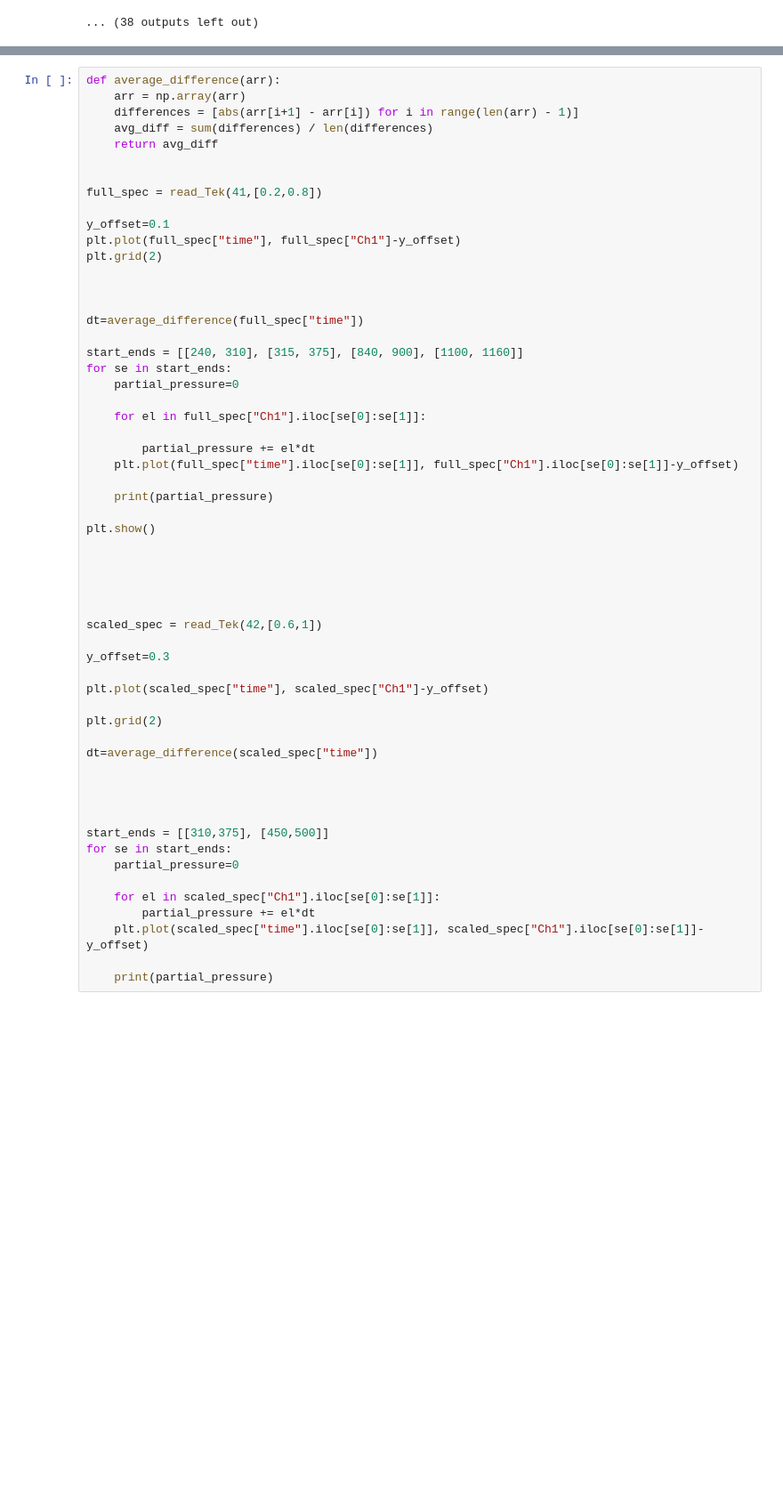
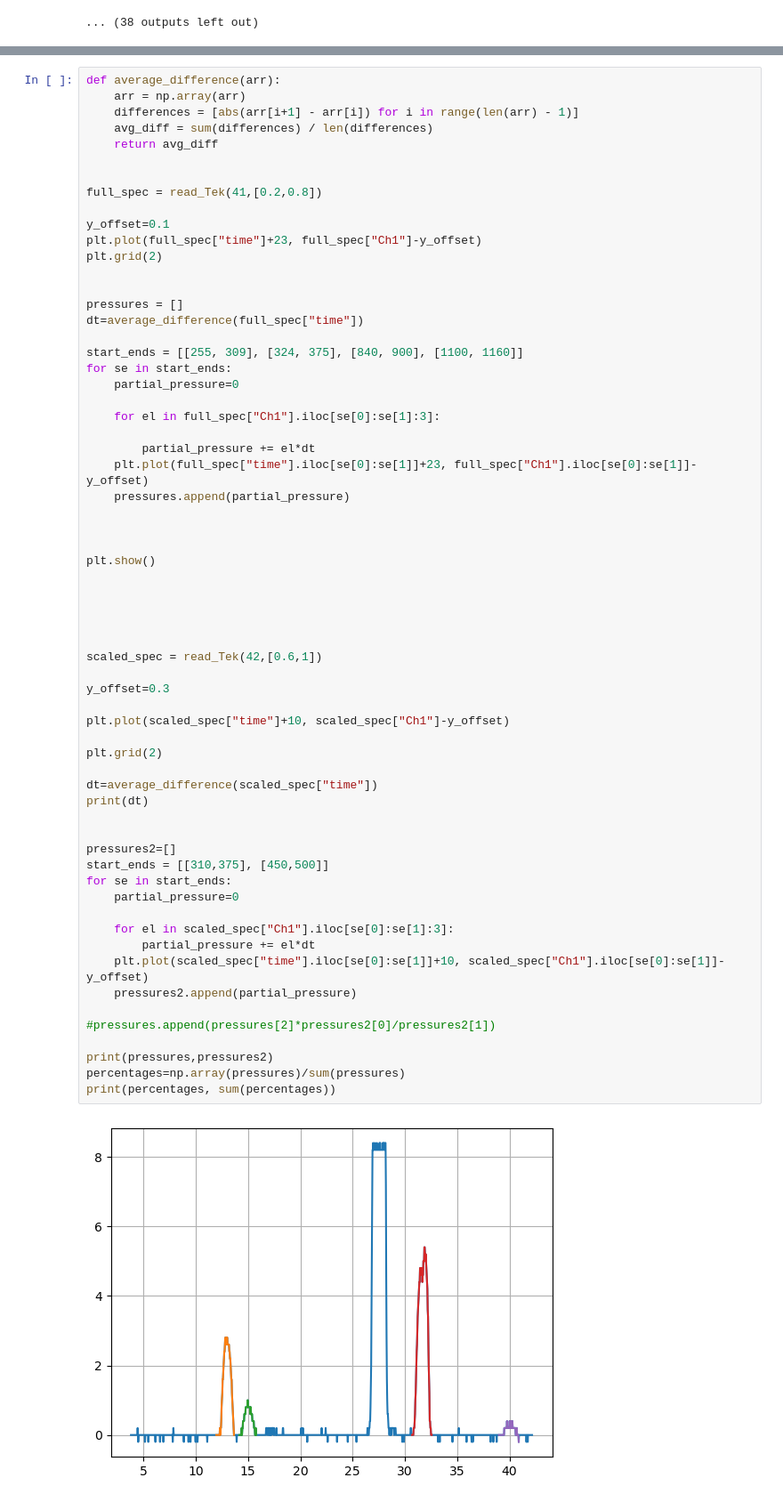
Before and after one commit to HerbertderGrosse/P3, a Jupyter notebook: Massenspektrometer/Mass_spectroskopy.ipynb, the cells around one changed output, grey strips where cells are left out. Shown at 89% size. Saved outputs shown, nothing was run; the diff lists cells and outputs as text; blank space fills up the shorter version.

```diff
--- a/Massenspektrometer/Mass_spectroskopy.ipynb
+++ b/Massenspektrometer/Mass_spectroskopy.ipynb
@@ -250,50 +255,57 @@ def average_difference(arr):
 full_spec = read_Tek(41,[0.2,0.8])
 
 y_offset=0.1
-plt.plot(full_spec["time"], full_spec["Ch1"]-y_offset)
+plt.plot(full_spec["time"]+23, full_spec["Ch1"]-y_offset)
 plt.grid(2)
 
 
-
+pressures = []
 dt=average_difference(full_spec["time"])
 
-start_ends = [[240, 310], [315, 375], [840, 900], [1100, 1160]]
+start_ends = [[255, 309], [324, 375], [840, 900], [1100, 1160]]
 for se in start_ends:
     partial_pressure=0
 
-    for el in full_spec["Ch1"].iloc[se[0]:se[1]]:
+    for el in full_spec["Ch1"].iloc[se[0]:se[1]:3]:
 
         partial_pressure += el*dt
-    plt.plot(full_spec["time"].iloc[se[0]:se[1]], full_spec["Ch1"].iloc[se[0]:se[1]]-y_offset)
+    plt.plot(full_spec["time"].iloc[se[0]:se[1]]+23, full_spec["Ch1"].iloc[se[0]:se[1]]-y_offset)
+    pressures.append(partial_pressure)
 
-    print(partial_pressure)
+
 
 plt.show()
 
 
 
 
 
 scaled_spec = read_Tek(42,[0.6,1])
 
 y_offset=0.3
 
-plt.plot(scaled_spec["time"], scaled_spec["Ch1"]-y_offset)
+plt.plot(scaled_spec["time"]+10, scaled_spec["Ch1"]-y_offset)
 
 plt.grid(2)
 
 dt=average_difference(scaled_spec["time"])
+print(dt)
 
 
-
-
+pressures2=[]
 start_ends = [[310,375], [450,500]]
 for se in start_ends:
     partial_pressure=0
 
-    for el in scaled_spec["Ch1"].iloc[se[0]:se[1]]:
+    for el in scaled_spec["Ch1"].iloc[se[0]:se[1]:3]:
         partial_pressure += el*dt
-    plt.plot(scaled_spec["time"].iloc[se[0]:se[1]], scaled_spec["Ch1"].iloc[se[0]:se[1]]-y_offset)
+    plt.plot(scaled_spec["time"].iloc[se[0]:se[1]]+10, scaled_spec["Ch1"].iloc[se[0]:se[1]]-y_offset)
+    pressures2.append(partial_pressure)
 
-    print(partial_pressure)
+#pressures.append(pressures[2]*pressures2[0]/pressures2[1])
+
+print(pressures,pressures2)
+percentages=np.array(pressures)/sum(pressures)
+print(percentages, sum(percentages))
 # %% [output]
+[figure, new version]
```
Also changed, not shown: parts of 6 cells of this notebook.
